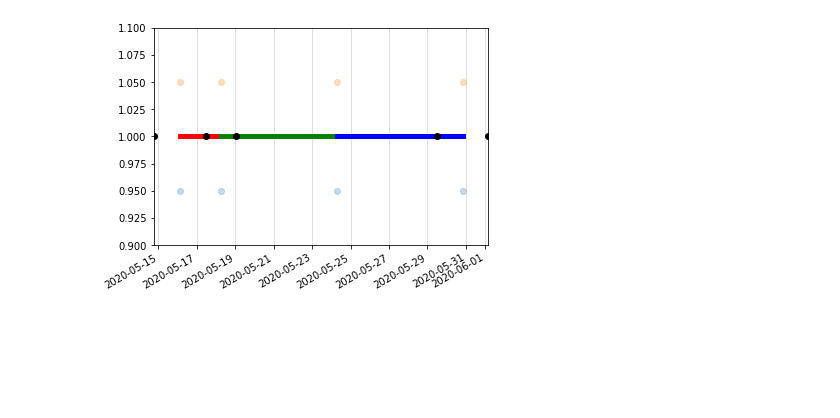
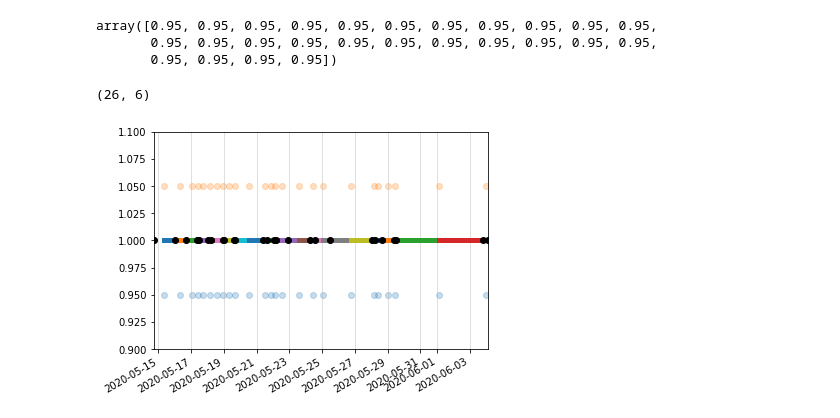
Before and after one commit to willcanniford/python-notes, a Jupyter notebook: baby_sweepstake/graph_guesses.ipynb, the cells around one changed output. Saved outputs shown, nothing was run; the diff lists cells and outputs as text; code cells hidden in the pictures; blank space fills up the shorter version.

```diff
--- a/baby_sweepstake/graph_guesses.ipynb
+++ b/baby_sweepstake/graph_guesses.ipynb
@@ -3,0 +5,4 @@ import pandas as pd
+# %%
+raw_data = pd.read_csv('testing_guesses.csv')
+print(raw_data.columns)
+raw_data.columns = ['player', 'guess']
@@ -3,0 +11,2 @@ import pandas as pd
+# %%
+data = raw_data[(raw_data.guess != '-') & (pd.notnull(raw_data.guess))]
@@ -4,6 +22,5 @@ import pandas as pd
 # %%
-data = pd.read_csv('test_data.csv')
-data["guess"] = pd.to_datetime(data["guess"])
-data["guess_rank"] = data.rank().guess.astype(int)
+data.loc[:,"guess"] = pd.to_datetime(data.loc[:,"guess"], format="%d/%m/%Y %H:%M:%S")
+data.loc[:, "guess_rank"] = data.rank().guess.astype(int)
 data.sort_values("guess_rank")
 # %% [output]
@@ -60,0 +105,3 @@ joined.loc[:, ['player','guess','lower','upper']]
+# %%
+joined["total_range"] = joined.upper - joined.lower
+joined.sort_values('total_range')
@@ -61,21 +148,31 @@ joined.loc[:, ['player','guess','lower','upper']]
 # %%
 colors = ['r','g','b']
+# %%
+np.repeat(0.95,joined.shape[0])
+# %% [output]
+array([0.95, 0.95, 0.95, 0.95, 0.95, 0.95, 0.95, 0.95, 0.95, 0.95, 0.95,
+       0.95, 0.95, 0.95, 0.95, 0.95, 0.95, 0.95, 0.95, 0.95, 0.95, 0.95,
+       0.95, 0.95, 0.95, 0.95])
+# %%
+joined.shape
+# %% [output]
+(26, 6)
 # %%
 #plt.scatter(joined.guess, [1,1,1,1,1])
-plt.scatter(joined.lower, [0.95, 0.95, 0.95, 0.95, 0.95], alpha=0.25)
-plt.scatter(joined.upper, [1.05,1.05,1.05,1.05,1.05], alpha=0.25)
+plt.scatter(joined.lower, np.repeat(0.95,joined.shape[0]), alpha=0.25)
+plt.scatter(joined.upper, np.repeat(1.05,joined.shape[0]), alpha=0.25)
 plt.xlim([joined.guess.min(), joined.guess.max()])
 plt.ylim([0.9,1.1])
 
-for index, i in enumerate(range(2, data.shape[0])):
+for index, i in enumerate(range(2, joined.shape[0])):
     lower = joined.loc[i, :].lower
     upper = joined.loc[i, :].upper
-    plt.plot([lower, upper], [1,1], color=colors[index], linewidth = 5)
+    plt.plot([lower, upper], [1,1], linewidth = 5)
 
-plt.scatter(joined.guess, [1,1,1,1,1], color='black', zorder=100)
+plt.scatter(joined.guess, np.repeat(1,joined.shape[0]), color='black', zorder=100)
 plt.xticks(rotation=30, ha='right')
 plt.grid(axis='x', alpha=0.5, which='major')
 #plt.plot([joined.guess.min(), joined.guess.max()], [0.95, 1.05], color='r', linewidth = 5)
 plt.show()
 # %% [output]
-[figure, old version]
+[figure, new version]
```
Also changed, not shown: parts of 8 cells of this notebook, 1 other file.
